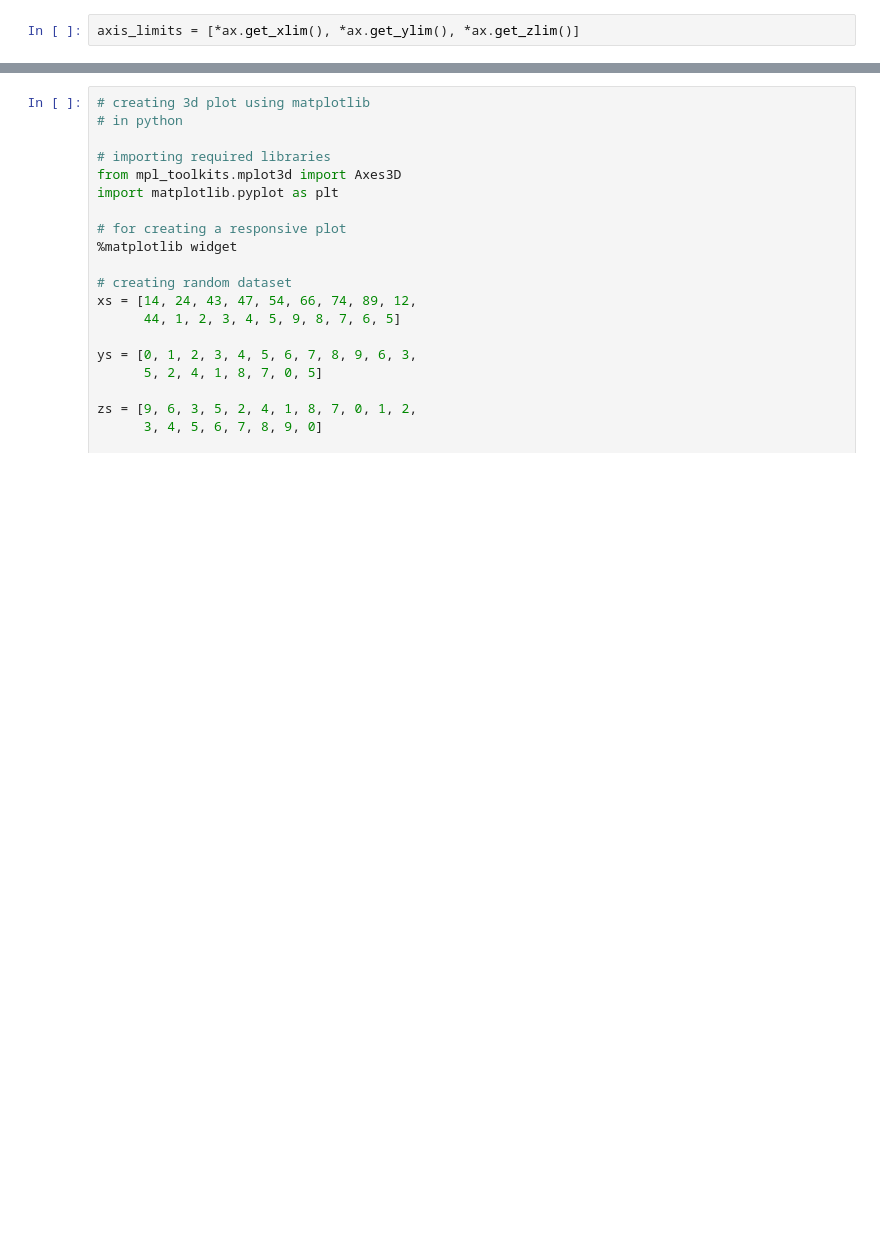
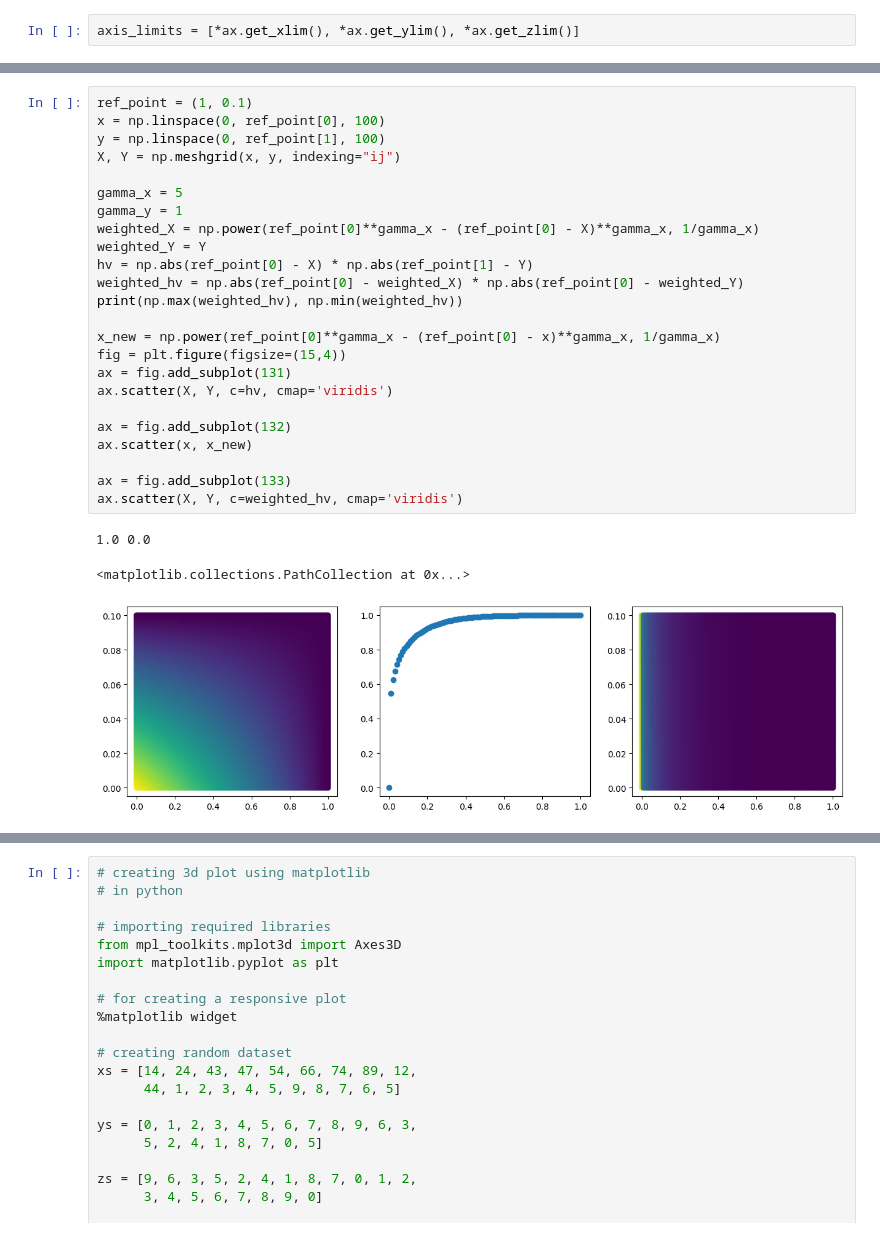
Before and after one commit to monikagrewal/DL-MODIR, a Jupyter notebook: notebooks/try_3d_visualization.ipynb, the cells around one changed output, grey strips where cells are left out. Drawn from its saved outputs; the diff is of its cells as text; blank space fills up the shorter version.

```diff
--- a/notebooks/try_3d_visualization.ipynb
+++ b/notebooks/try_3d_visualization.ipynb
@@ -66,0 +88,28 @@ plt.scatter(x, wx)
+# %%
+ref_point = (1, 0.1)
+x = np.linspace(0, ref_point[0], 100)
+y = np.linspace(0, ref_point[1], 100)
+X, Y = np.meshgrid(x, y, indexing="ij")
+
+gamma_x = 5
+gamma_y = 1
+weighted_X = np.power(ref_point[0]**gamma_x - (ref_point[0] - X)**gamma_x, 1/gamma_x)
+weighted_Y = Y
+hv = np.abs(ref_point[0] - X) * np.abs(ref_point[1] - Y)
+weighted_hv = np.abs(ref_point[0] - weighted_X) * np.abs(ref_point[0] - weighted_Y)
+print(np.max(weighted_hv), np.min(weighted_hv))
+
+x_new = np.power(ref_point[0]**gamma_x - (ref_point[0] - x)**gamma_x, 1/gamma_x)
+fig = plt.figure(figsize=(15,4))
+ax = fig.add_subplot(131)
+ax.scatter(X, Y, c=hv, cmap='viridis')
+
+ax = fig.add_subplot(132)
+ax.scatter(x, x_new)
+
+ax = fig.add_subplot(133)
+ax.scatter(X, Y, c=weighted_hv, cmap='viridis')
+# %% [output]
+1.0 0.0
+<matplotlib.collections.PathCollection at 0x...>
+[figure, added]
```
Also changed, not shown: parts of 8 cells of this notebook, 11 other files.
